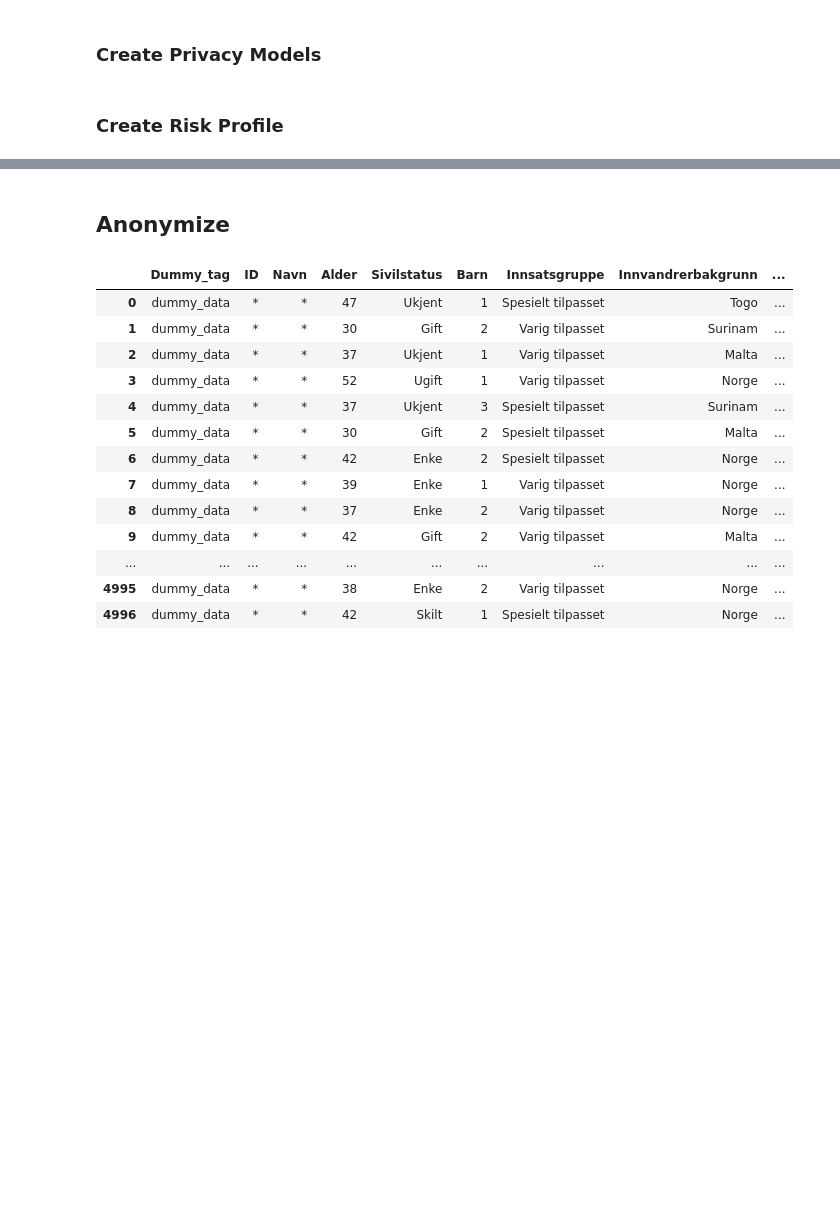
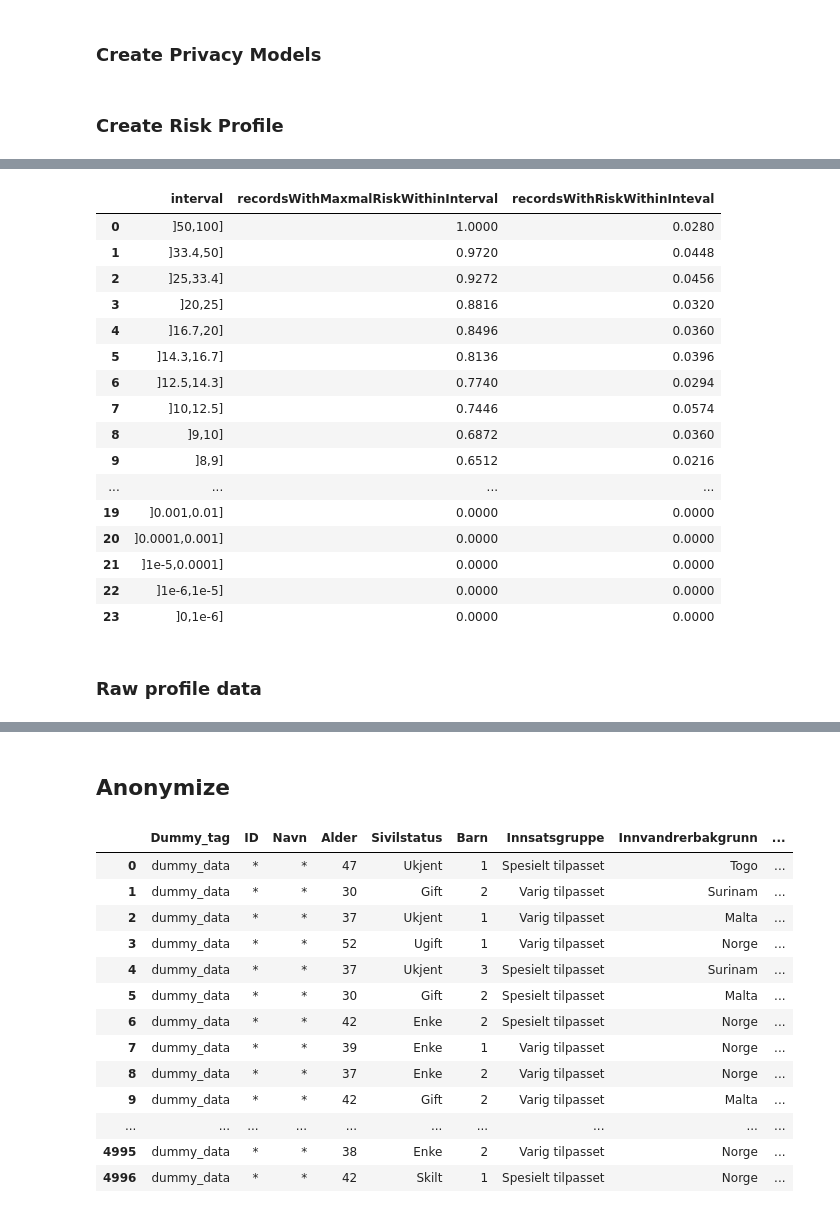
Before and after one commit to oslomet-arx-as-a-service/example-pyaaas-project, a Jupyter notebook: notebooks/dummy-data-example-anonymization-with-k4-notebook-with-new-api_14.03.19.ipynb, the cells around one changed output, grey strips where cells are left out. Saved outputs shown, nothing was run; the diff lists cells and outputs as text; code cells hidden in the pictures; blank space fills up the shorter version.

```diff
--- a/notebooks/dummy-data-example-anonymization-with-k4-notebook-with-new-api_14.03.19.ipynb
+++ b/notebooks/dummy-data-example-anonymization-with-k4-notebook-with-new-api_14.03.19.ipynb
@@ -75,6 +62,13 @@ dataset.set_attributes(['Innsatsgruppe',
                         'Ledighetsstatus',
                            'Ytelse'],
                         AttributeType.QUASIIDENTIFYING)
+
+dataset.set_attributes(['Dummy_tag',
+                        'Alder',
+                        'Sivilstatus',
+                        'Barn',
+                        'Utdanning'],
+                       AttributeType.INSENSITIVE)
 # %% [markdown]
 ### Set Generalization Hierarchies
 Note that if the hierarchy does not have a header row in the csv file, please set header=None in read_csv() or the first row will be interpreted as a header and ARXaaS will throw an exception for the missing hierarchy data.
@@ -103,4 +97,4 @@ kanon = KAnonymity(4)
 # %% [markdown]
 ### Create Risk Profile
 # %%
-result = aaas.risk_profile(dataset)
+risk_profile = aaas.risk_profile(dataset)
@@ -127,0 +106,22 @@ result.to_dataframe()
+# %%
+risk_profile.distribution_of_risk_dataframe()
+# %% [output]
+|  | interval | recordsWithMaxmalRiskWithinInterval | recordsWithRiskWithinInteval |
+| 0 | ]50,100] | 1.0000 | 0.0280 |
+| 1 | ]33.4,50] | 0.9720 | 0.0448 |
+| 2 | ]25,33.4] | 0.9272 | 0.0456 |
+| 3 | ]20,25] | 0.8816 | 0.0320 |
+| 4 | ]16.7,20] | 0.8496 | 0.0360 |
+| 5 | ]14.3,16.7] | 0.8136 | 0.0396 |
+| 6 | ]12.5,14.3] | 0.7740 | 0.0294 |
+| 7 | ]10,12.5] | 0.7446 | 0.0574 |
+| 8 | ]9,10] | 0.6872 | 0.0360 |
+| 9 | ]8,9] | 0.6512 | 0.0216 |
+| ... | ... | ... | ... |
+| 19 | ]0.001,0.01] | 0.0000 | 0.0000 |
+| 20 | ]0.0001,0.001] | 0.0000 | 0.0000 |
+| 21 | ]1e-5,0.0001] | 0.0000 | 0.0000 |
+| 22 | ]1e-6,1e-5] | 0.0000 | 0.0000 |
+| 23 | ]0,1e-6] | 0.0000 | 0.0000 |
+# %% [markdown]
+### Raw profile data
```
Also changed, not shown: parts of 11 cells of this notebook.
